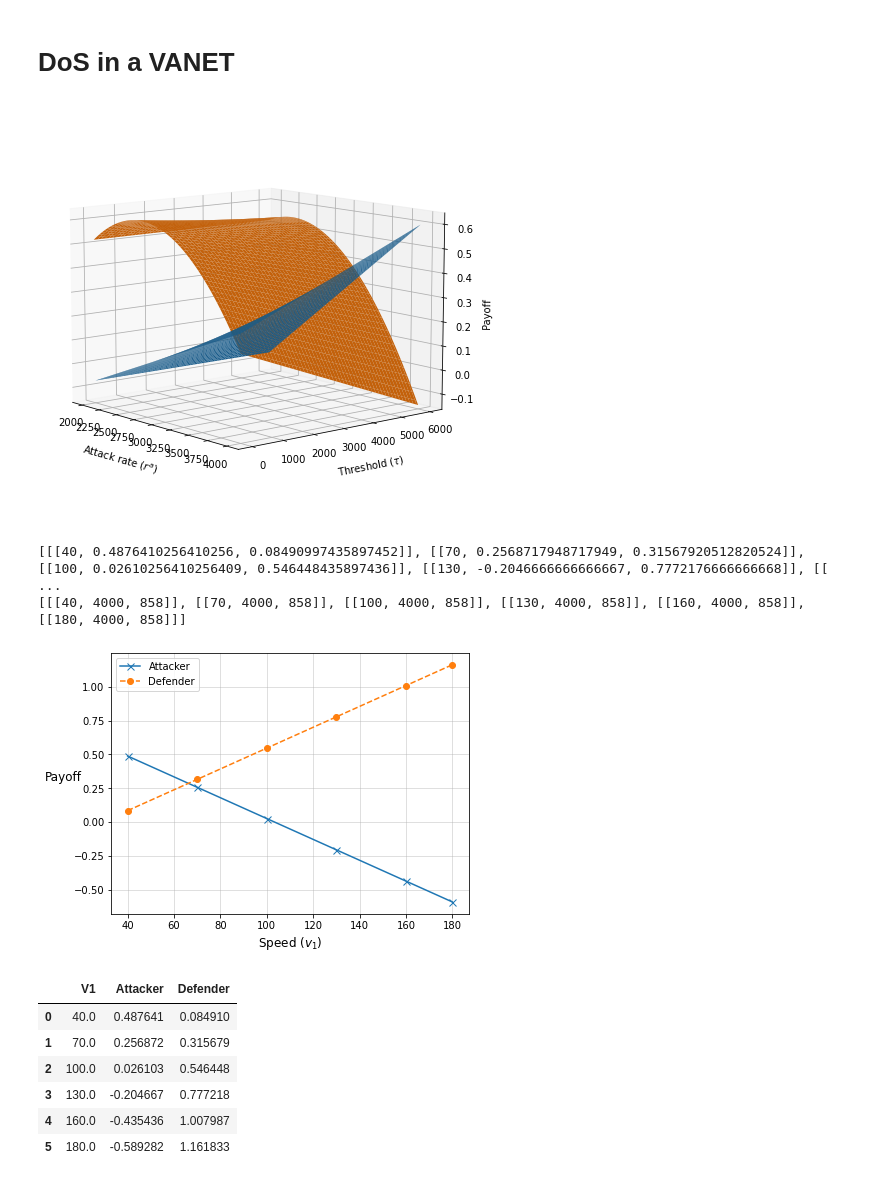
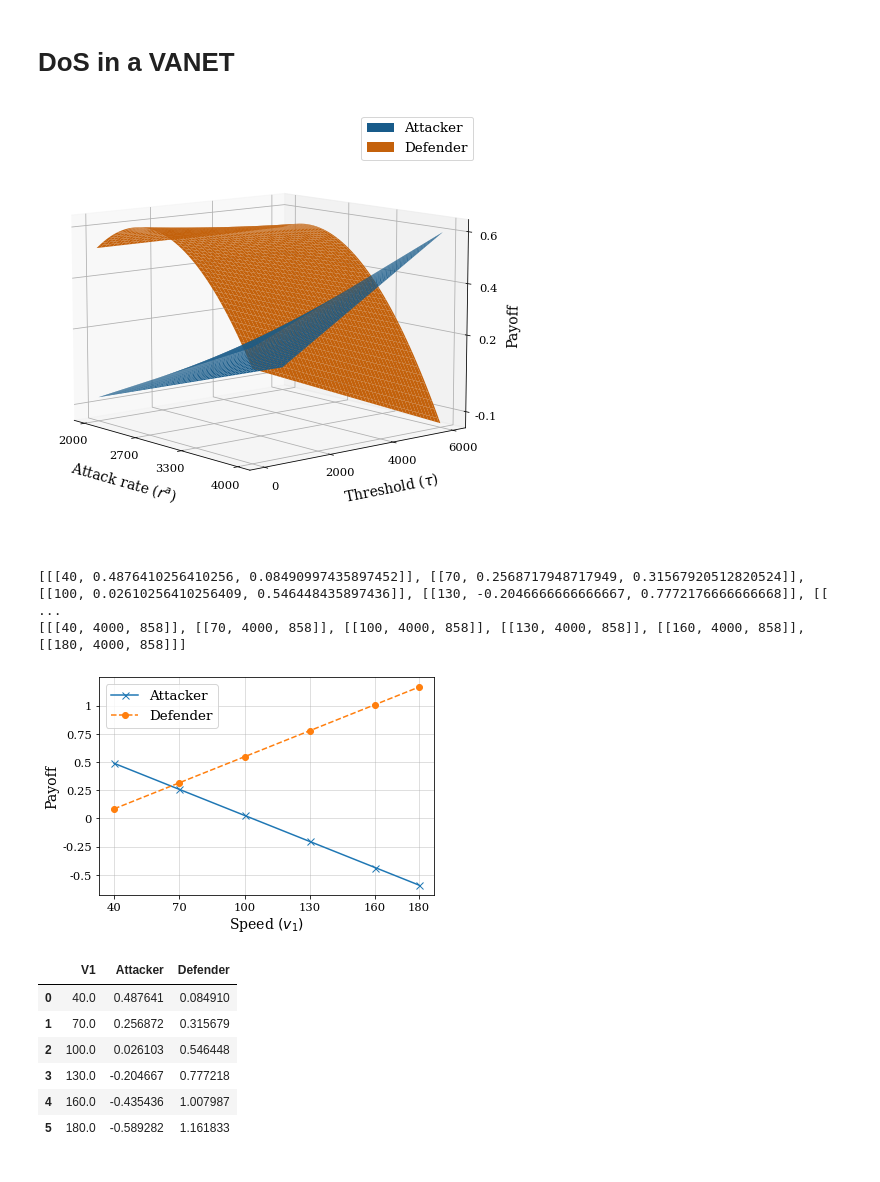
Before and after one commit to MattiaBrocco/VANET-game-theory, a Jupyter notebook: VANET - final version.ipynb, the cells around one changed output. Drawn from its saved outputs; the diff is of its cells as text; code cells hidden in the pictures.

Commit message:
Change of all images for research compliance

```diff
--- a/VANET - final version.ipynb
+++ b/VANET - final version.ipynb
@@ -128,7 +129,7 @@ def big_payoff_matrices(big_range_r, big_range_t, big_C, big_omega, big_gamma, b
 
     return attacker, defender
 # %%
-fig, ax = plt.subplots(subplot_kw = {"projection": "3d"}, figsize = (8, 6))
+fig, ax = plt.subplots(subplot_kw = {"projection": "3d"}, figsize = (10.667, 8))
 ax.set_rasterized(True)
 
 X = np.linspace(2000, 4000, num = 100)
@@ -140,25 +141,40 @@ Z1, Z2 = big_payoff_matrices(big_range_r = X, big_range_t = Y, big_C = C,
 
 X, Y = np.meshgrid(X, Y)
 
-surf1 = ax.plot_surface(X, Y, Z1) # attacker
-surf2 = ax.plot_surface(X, Y, Z2) # RSU
+surf1 = ax.plot_surface(X, Y, Z1, label = "Attacker") # attacker
+surf2 = ax.plot_surface(X, Y, Z2, label = "Defender") # RSU
 
-ax.set_xlabel("Attack rate ($r^{a}$)", labelpad = 10)
-ax.set_ylabel("Threshold (${\\tau}$)", labelpad = 10)
-ax.set_zlabel("Payoff")
+surf1._facecolors2d = surf1._facecolor3d
+surf1._edgecolors2d = surf1._edgecolor3d
+
+surf2._facecolors2d = surf2._facecolor3d
+surf2._edgecolors2d = surf2._edgecolor3d
+
+ax.set_xlabel("Attack rate ($r^{a}$)", labelpad = 13, fontsize = 14, **{'fontname':'serif'})
+ax.set_ylabel("Threshold (${\\tau}$)", labelpad = 13, fontsize = 14, **{'fontname':'serif'})
+ax.set_zlabel("Payoff", rotation = 0, labelpad = 5, fontsize = 14, **{'fontname':'serif'})
+ax.set_xticks([2000, 2700, 3300, 4000])
+ax.set_xticklabels([2000, 2700, 3300, 4000], fontsize = 11.5, **{'fontname':'serif'})
+ax.set_yticks([0, 2000, 4000, 6000])
+ax.set_yticklabels([0, 2000, 4000, 6000], fontsize = 11.5, **{'fontname':'serif'})
+ax.set_zticks([-0.1, .2, .4, 0.6])
+ax.set_zticklabels([-0.1, .2, .4, 0.6], fontsize = 11.5, **{'fontname':'serif'})
+
 
 #plt.suptitle("Payoff surfaces; $v_1$ = 100")
 #ax.legend()
 
 ax.view_init(10, -40)
-plt.tight_layout()
+ax.legend(prop = {'family':'serif', "size": 13.5})
 # Add a color bar which maps values to colors.
 #fig.colorbar(surf, shrink=0.5, aspect=5)
 
 #plt.show()
-plt.savefig("./images/surfaces.eps")
+plt.savefig("./images/surfaces.eps", format = "eps", dpi = 300)
+plt.savefig("./images/surfaces.pdf", format = "pdf", dpi = 1000)
+tikzplotlib.save("./images/surfaces.tex")
 # %% [output]
-[figure, old version]
+[figure, new version]
 # %%
 n_cores = min(multiprocessing.cpu_count(), 8) # don't use more than 8 cores
 
@@ -184,20 +200,31 @@ print(o_str)
 # %%
 static_game_ne = pd.DataFrame(np.vstack([np.array(c) for c in o_pfs]),
                               columns = ["V1", "Attacker", "Defender"])
 
-fig1, ax1 = plt.subplots(figsize = (6.4, 4.8))
+fig1, ax1 = plt.subplots()#figsize = (6.4, 4.8))
 ax1.set_rasterized(True)
 
 static_game_ne.plot.line(y = "Attacker", x = "V1", ax = ax1, marker = "x", markersize = 7)
 static_game_ne.plot.line(y = "Defender", x = "V1", ax = ax1, marker = "o", linestyle = "--")
 plt.grid(alpha = .5)
-plt.xlabel("Speed $(v_{1})$", fontsize = 12)
-plt.ylabel("Payoff", rotation = 0, labelpad = 10, fontsize = 12)
+ax1.set_xlabel("Speed $(v_{1})$", fontsize = 14, labelpad = 3, **{'fontname':'serif'})
+ax1.set_ylabel("Payoff", labelpad = 3, fontsize = 14, **{'fontname':'serif'})
+
+ax1.set_yticks([-.5, -.25, 0, .25, .5, .75, 1])
+ax1.set_yticklabels([-.5, -.25, 0, .25, .5, .75, 1],
+                    fontsize = 11.5, **{'fontname':'serif'})
+ax1.set_xticks([40, 70, 100, 130, 160, 180])
+ax1.set_xticklabels([40, 70, 100, 130, 160, 180],
+                    fontsize = 11.5, **{'fontname':'serif'})
+
+ax1.legend(prop = {'family':'serif', "size": 13.5})
 
 #plt.show()
-plt.savefig("./images/NE_payoff_speed.eps")
+plt.savefig("./images/NE_payoff_speed.eps", format = "eps", dpi = 300)
+plt.savefig("./images/NE_payoff_speed.pdf", format = "pdf", dpi = 1000)
+tikzplotlib.save("./images/NE_payoff_speed.tex")
 # %% [output]
-[figure, old version]
+[figure, new version]
 # %%
 static_game_ne
 # %% [output]
```
Also changed, not shown: parts of 5 cells of this notebook, 17 other files.
